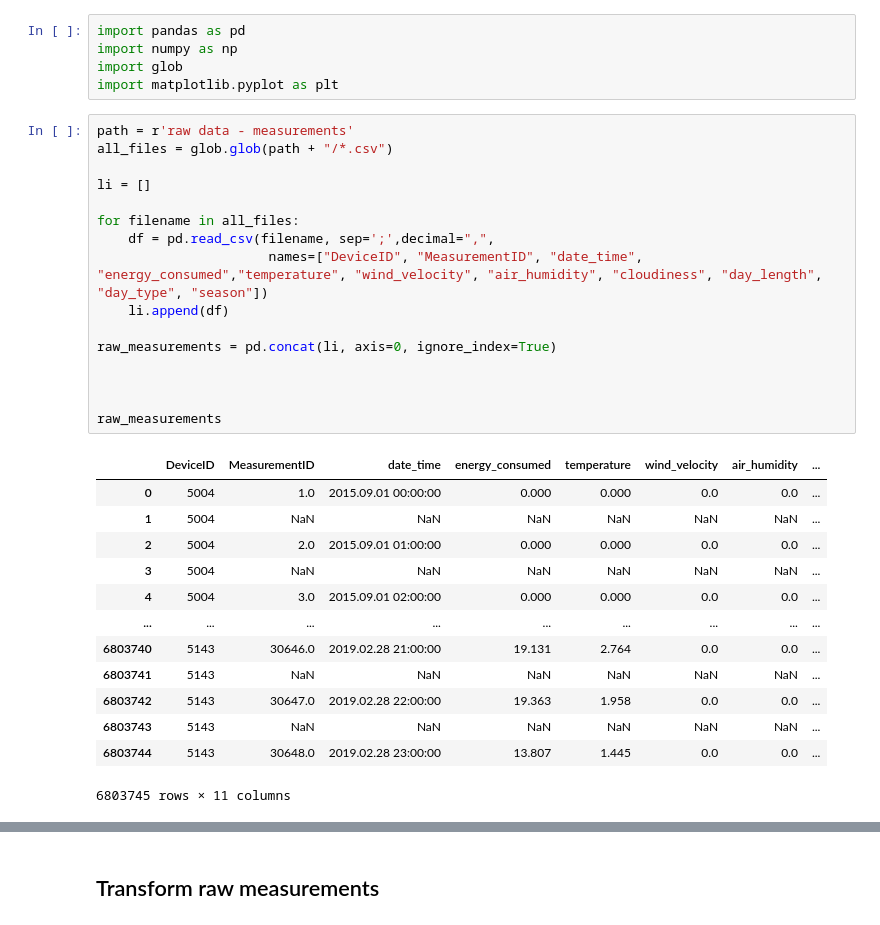
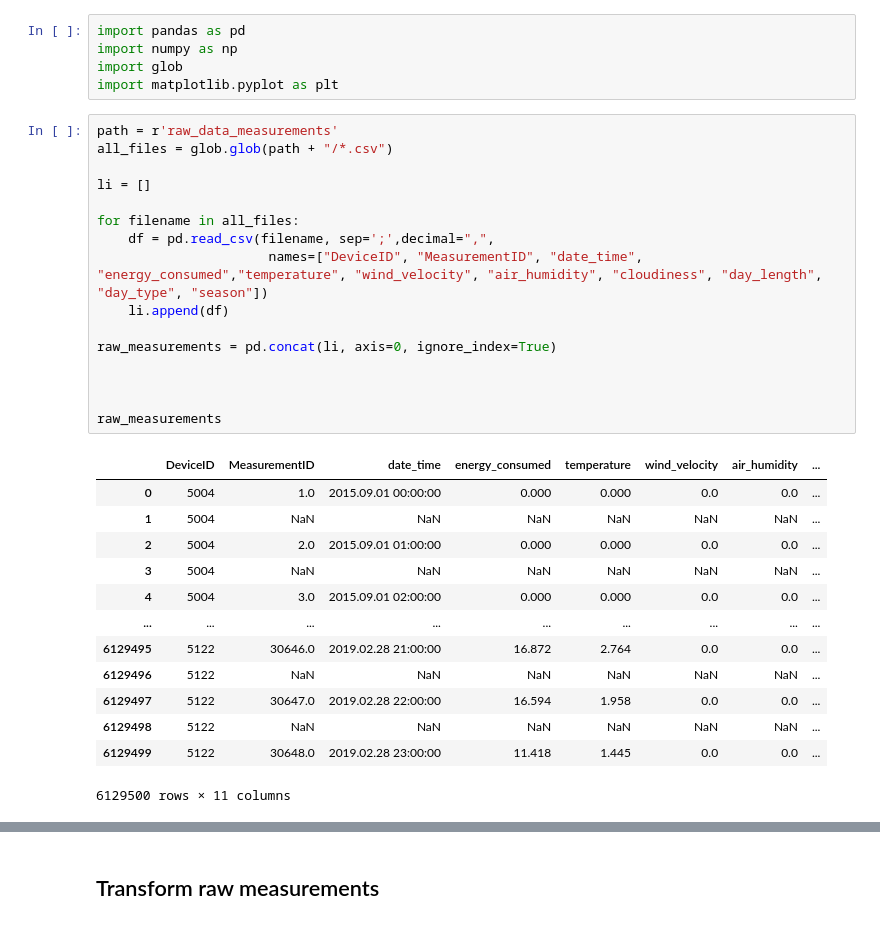
Before and after one commit to Pawelw03/analiza_szeregow_pw, a Jupyter notebook: Przetwarzanie szeregów czasowych - Thermal energy consumption.ipynb, the cells around one changed output, grey strips where cells are left out. Drawn from its saved outputs; the diff is of its cells as text.

Commit message:
save raw_data

```diff
--- a/Przetwarzanie szeregów czasowych - Thermal energy consumption.ipynb
+++ b/Przetwarzanie szeregów czasowych - Thermal energy consumption.ipynb
@@ -6,34 +6,34 @@ import numpy as np
 import glob
 import matplotlib.pyplot as plt
 # %%
-path = r'raw data - measurements'
+path = r'raw_data_measurements'
 all_files = glob.glob(path + "/*.csv")
 
 li = []
 
 for filename in all_files:
     df = pd.read_csv(filename, sep=';',decimal=",",
                       names=["DeviceID", "MeasurementID", "date_time", "energy_consumed","temperature", "wind_velocity", "air_humidity", "cloudiness", "day_length", "day_type", "season"])
     li.append(df)
 
 raw_measurements = pd.concat(li, axis=0, ignore_index=True)
 
 
 
 raw_measurements
 # %% [output]
 |  | DeviceID | MeasurementID | date_time | energy_consumed | temperature | wind_velocity | air_humidity | ... |
 | 0 | 5004 | 1.0 | 2015.09.01 00:00:00 | 0.000 | 0.000 | 0.0 | 0.0 | ... |
 | 1 | 5004 | NaN | NaN | NaN | NaN | NaN | NaN | ... |
 | 2 | 5004 | 2.0 | 2015.09.01 01:00:00 | 0.000 | 0.000 | 0.0 | 0.0 | ... |
 | 3 | 5004 | NaN | NaN | NaN | NaN | NaN | NaN | ... |
 | 4 | 5004 | 3.0 | 2015.09.01 02:00:00 | 0.000 | 0.000 | 0.0 | 0.0 | ... |
 | ... | ... | ... | ... | ... | ... | ... | ... | ... |
-| 6803740 | 5143 | 30646.0 | 2019.02.28 21:00:00 | 19.131 | 2.764 | 0.0 | 0.0 | ... |
-| 6803741 | 5143 | NaN | NaN | NaN | NaN | NaN | NaN | ... |
-| 6803742 | 5143 | 30647.0 | 2019.02.28 22:00:00 | 19.363 | 1.958 | 0.0 | 0.0 | ... |
-| 6803743 | 5143 | NaN | NaN | NaN | NaN | NaN | NaN | ... |
-| 6803744 | 5143 | 30648.0 | 2019.02.28 23:00:00 | 13.807 | 1.445 | 0.0 | 0.0 | ... |
+| 6129495 | 5122 | 30646.0 | 2019.02.28 21:00:00 | 16.872 | 2.764 | 0.0 | 0.0 | ... |
+| 6129496 | 5122 | NaN | NaN | NaN | NaN | NaN | NaN | ... |
+| 6129497 | 5122 | 30647.0 | 2019.02.28 22:00:00 | 16.594 | 1.958 | 0.0 | 0.0 | ... |
+| 6129498 | 5122 | NaN | NaN | NaN | NaN | NaN | NaN | ... |
+| 6129499 | 5122 | 30648.0 | 2019.02.28 23:00:00 | 11.418 | 1.445 | 0.0 | 0.0 | ... |
-6803745 rows × 11 columns
+6129500 rows × 11 columns
 # %%
 #load device_types file
```
Also changed, not shown: parts of 3 cells of this notebook.
